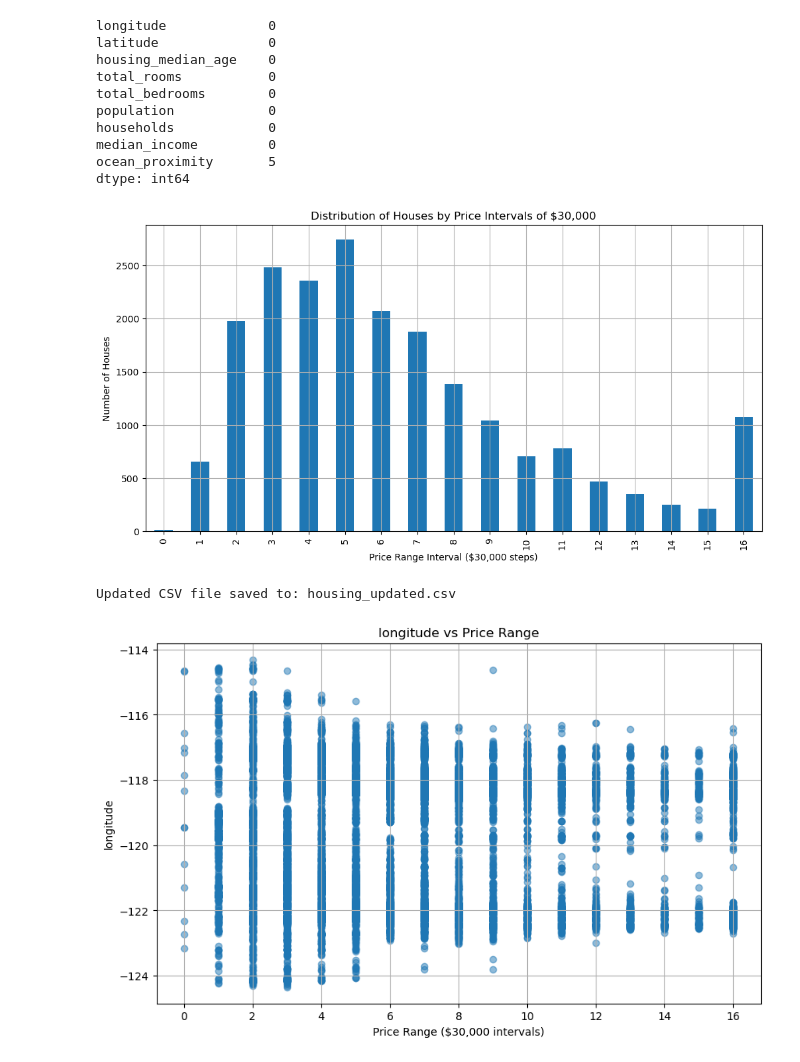
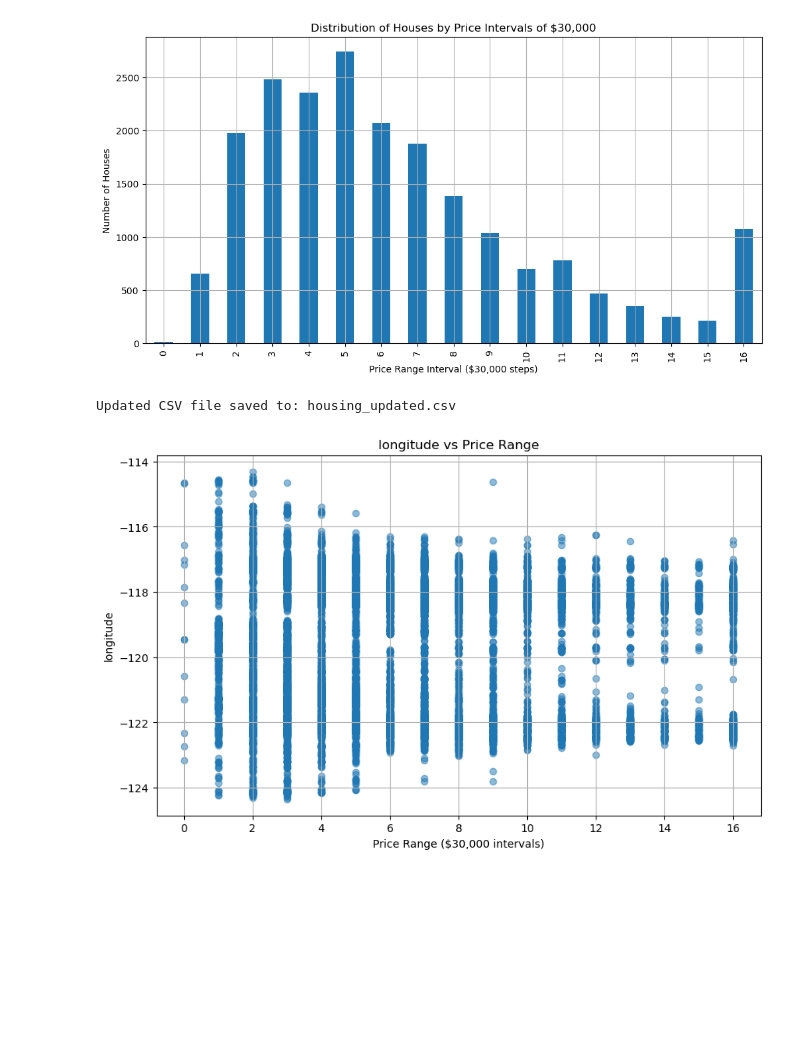
Before and after one commit to yuzukaR/ML_Final, a Jupyter notebook: final_project.ipynb, the cells around one changed output. Drawn from its saved outputs; the diff is of its cells as text; code cells hidden in the pictures; blank space fills up the shorter version.

```diff
--- a/final_project.ipynb
+++ b/final_project.ipynb
@@ -19,56 +19,39 @@ ocean_proximity_mapping = {
     'INLAND': 0
 }
 housing['ocean_proximity'] = housing['ocean_proximity'].map(ocean_proximity_mapping)
+housing = housing.dropna()
 
 # Step 5: Divide 'median_house_value' into intervals of $30,000
 # Determine the max value to cover all price ranges
 max_value = housing['median_house_value'].max()
 bins = np.arange(0, max_value + 30000, 30000)
 
 # Assign price range based on these bins
 housing['price_range'] = pd.cut(housing['median_house_value'], bins=bins, labels=False, right=False)
 
 housing = housing.drop(columns=['median_house_value'])
 
 # Step 6: Save the updated data to a new CSV
 output_path = 'housing_updated.csv'
 housing.to_csv(output_path, index=False)
 
 housing = pd.read_csv('housing_updated.csv')
 
-# Step 1: Features (remove target)
-X = housing.drop(columns=['price_range'])
-
-# Check missing values
-print(X.isnull().sum())
-
-# Drop rows with missing values if any
-X = X.dropna()
 
 # Step 7: Visualization: Distribution of price ranges
 plt.figure(figsize=(12,6))
 housing['price_range'].value_counts().sort_index().plot(kind='bar')
 plt.xlabel('Price Range Interval ($30,000 steps)')
 plt.ylabel('Number of Houses')
 plt.title('Distribution of Houses by Price Intervals of $30,000')
 plt.grid(True)
 plt.show()
 
 # Output file path
 print(f"Updated CSV file saved to: {output_path}")
 # %% [output]
+[figure]
-longitude             0
-latitude              0
-housing_median_age    0
-total_rooms           0
-total_bedrooms        0
-population            0
-households            0
-median_income         0
-ocean_proximity       5
-dtype: int64
+Updated CSV file saved to: housing_updated.csv
-[figure]
-Updated CSV file saved to: housing_updated.csv
 # %%
 features = housing.columns.drop('price_range')  # all features except target
 
```
Also changed, not shown: parts of 7 cells of this notebook, 3 other files.
